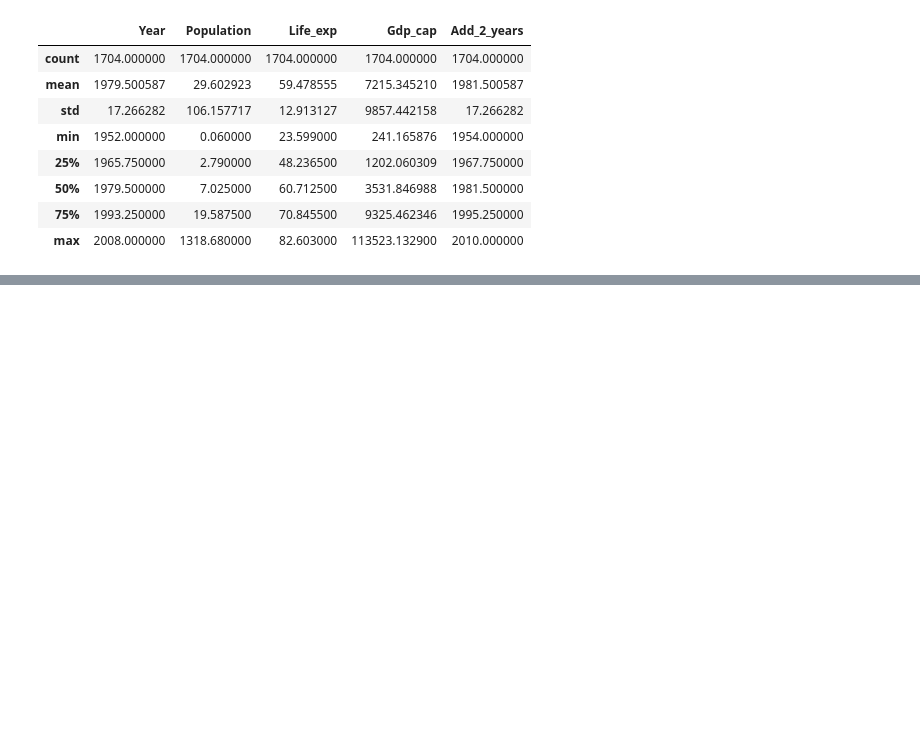
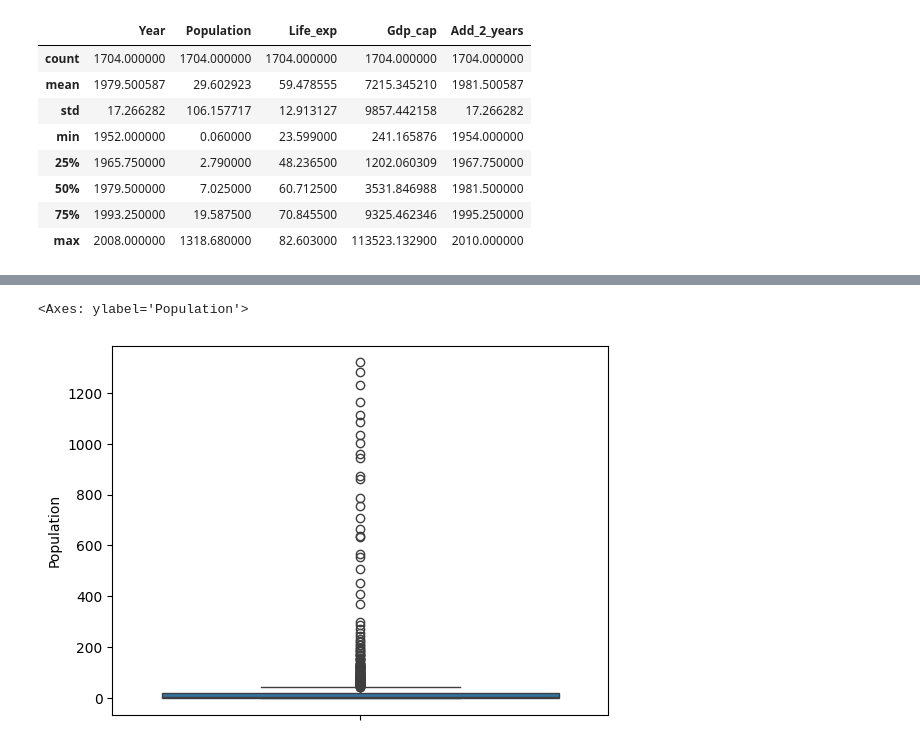
Before and after one commit to naynishb/farmers_market, a Jupyter notebook: mit/pandas.ipynb, the cells around one changed output, grey strips where cells are left out. Saved outputs shown, nothing was run; the diff lists cells and outputs as text; code cells hidden in the pictures; blank space fills up the shorter version.

```diff
--- a/mit/pandas.ipynb
+++ b/mit/pandas.ipynb
@@ -657,0 +725,5 @@ import seaborn as sns
+# %%
+sns.boxplot(df["Population"])
+# %% [output]
+<Axes: ylabel='Population'>
+[figure, added]
```
Also changed, not shown: parts of 11 cells of this notebook.
